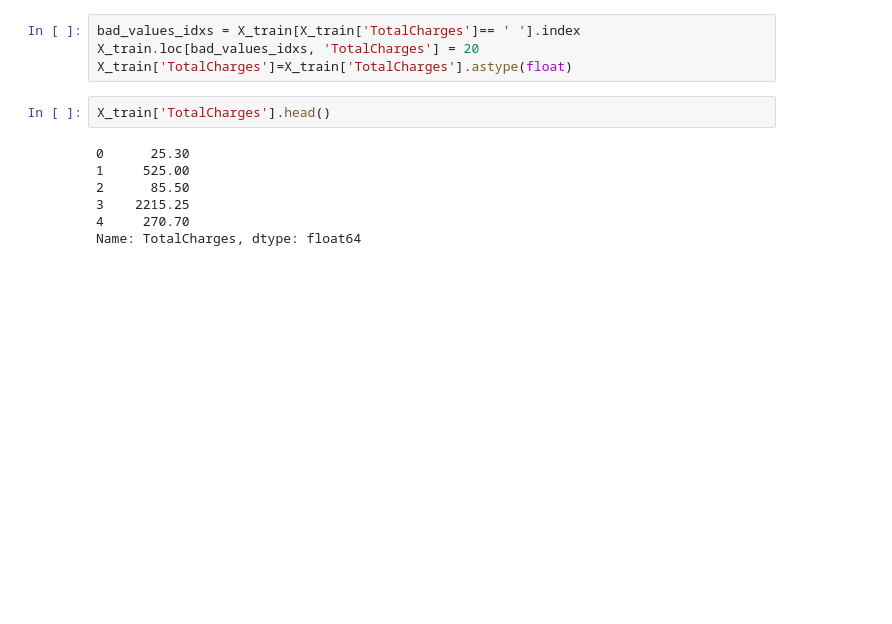
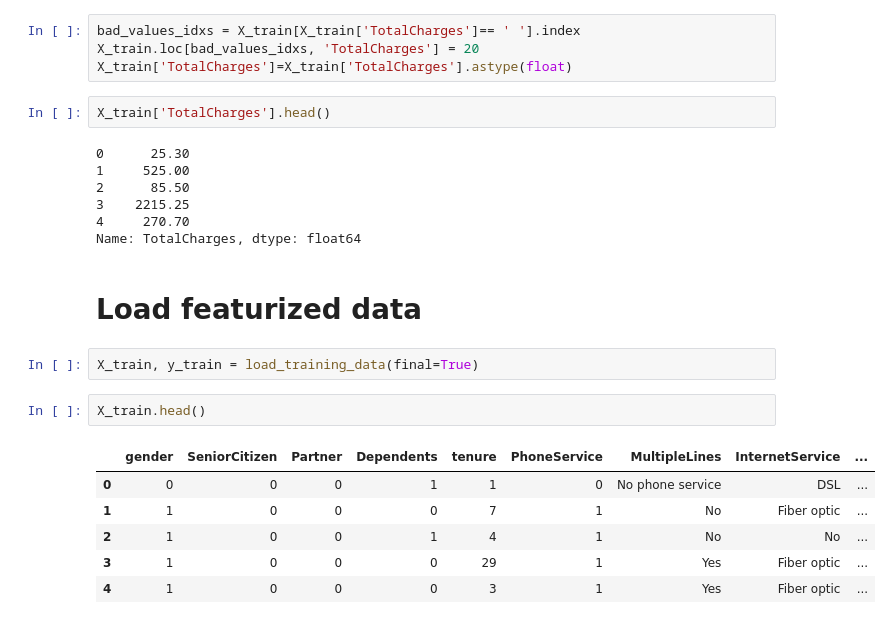
Before and after one commit to daanishrasheed/churn-model, a Jupyter notebook: notebooks/01. Initial Exploratory Data Analysis (EDA).ipynb, the cells around one changed output. Cells and saved outputs as stored; diff of their text form; blank space fills up the shorter version.

```diff
--- a/notebooks/01. Initial Exploratory Data Analysis (EDA).ipynb
+++ b/notebooks/01. Initial Exploratory Data Analysis (EDA).ipynb
@@ -267,3 +264,16 @@ X_train['TotalCharges'].head()
 3    2215.25
 4     270.70
 Name: TotalCharges, dtype: float64
+# %% [markdown]
+# Load featurized data
+# %%
+X_train, y_train = load_training_data(final=True)
+# %%
+X_train.head()
+# %% [output]
+|  | gender | SeniorCitizen | Partner | Dependents | tenure | PhoneService | MultipleLines | InternetService | ... |
+| 0 | 0 | 0 | 0 | 1 | 1 | 0 | No phone service | DSL | ... |
+| 1 | 1 | 0 | 0 | 0 | 7 | 1 | No | Fiber optic | ... |
+| 2 | 1 | 0 | 0 | 1 | 4 | 1 | No | No | ... |
+| 3 | 1 | 0 | 0 | 0 | 29 | 1 | Yes | Fiber optic | ... |
+| 4 | 1 | 0 | 0 | 0 | 3 | 1 | Yes | Fiber optic | ... |
```
Also changed, not shown: parts of 3 cells of this notebook.
